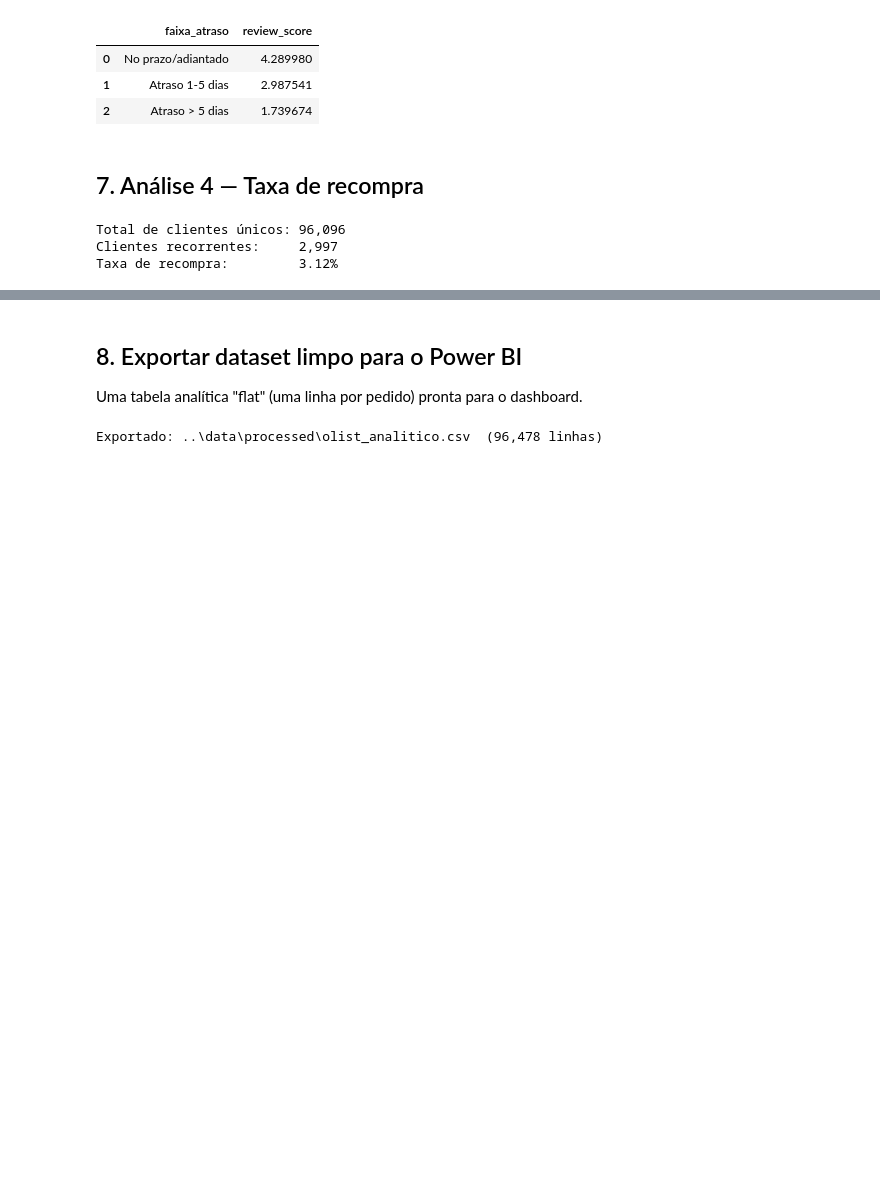
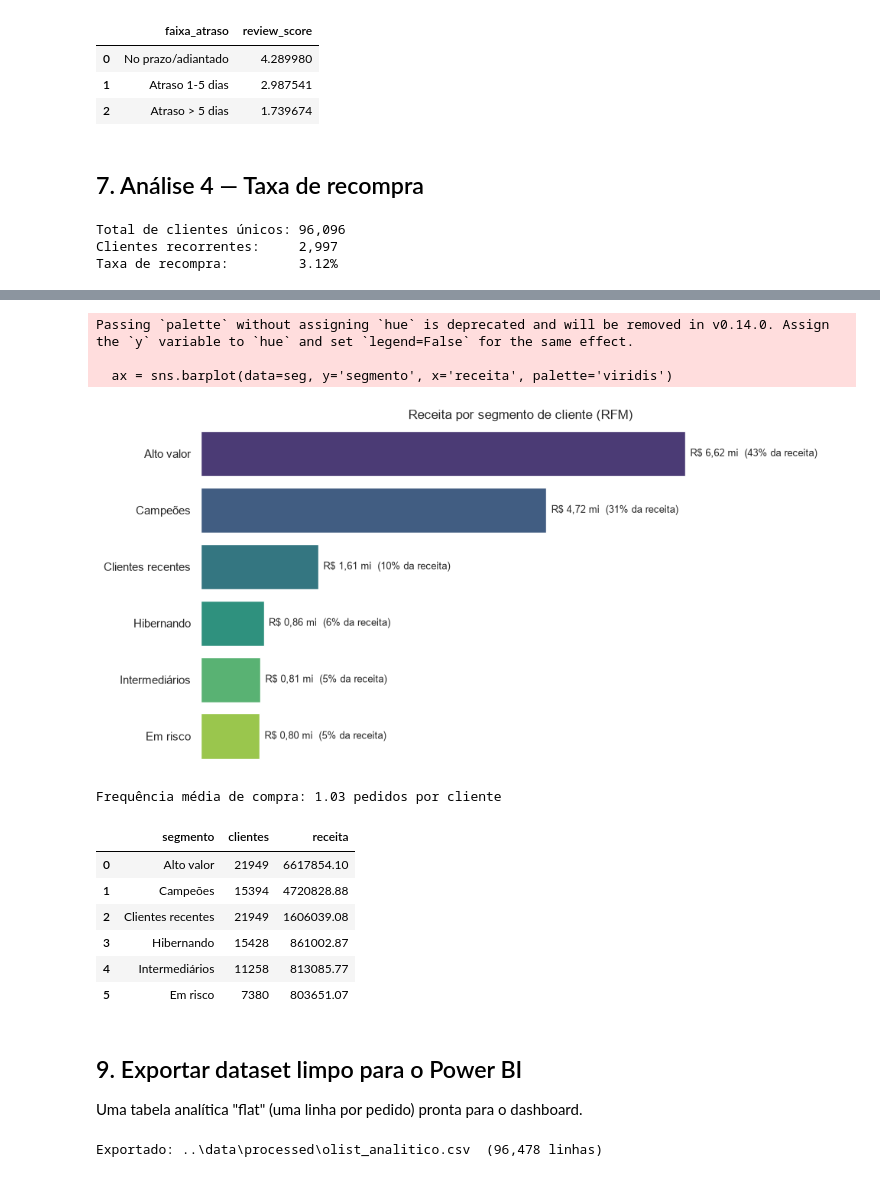
Before and after one commit to gabriel181001A/analise-vendas-olist, a Jupyter notebook: notebooks/01_analise_exploratoria.ipynb, the cells around one changed output, grey strips where cells are left out. Saved outputs shown, nothing was run; the diff lists cells and outputs as text; code cells hidden in the pictures; blank space fills up the shorter version.

Commit message:
Adiciona segmentacao RFM de clientes (notebook, grafico, SQL e README)

```diff
--- a/notebooks/01_analise_exploratoria.ipynb
+++ b/notebooks/01_analise_exploratoria.ipynb
@@ -227,5 +234,74 @@ Taxa de recompra:         3.12%
+# %%
+import numpy as np
+
+# Base por cliente real (customer_unique_id), a partir dos pedidos entregues
+rfm_base = (delivered
+    .merge(customers[['customer_id', 'customer_unique_id']], on='customer_id', how='left')
+    .merge(payments.groupby('order_id')['payment_value'].sum().reset_index(), on='order_id', how='left'))
+
+# Data de referência = dia seguinte à última compra da base
+data_ref = rfm_base['order_purchase_timestamp'].max() + pd.Timedelta(days=1)
+
+rfm = rfm_base.groupby('customer_unique_id').agg(
+    recencia=('order_purchase_timestamp', lambda x: (data_ref - x.max()).days),  # dias desde a última compra
+    frequencia=('order_id', 'nunique'),                                          # nº de pedidos
+    monetario=('payment_value', 'sum'),                                          # total gasto
+).reset_index()
+
+# Scores 1-5 por quintil (rank evita erro de bordas duplicadas)
+rfm['R'] = pd.qcut(rfm['recencia'].rank(method='first'), 5, labels=[5, 4, 3, 2, 1]).astype(int)
+rfm['M'] = pd.qcut(rfm['monetario'].rank(method='first'), 5, labels=[1, 2, 3, 4, 5]).astype(int)
+# Frequência é quase sempre 1 (recompra ~3%), então acrescenta pouco — segmento por R e M.
+rfm['F'] = np.where(rfm['frequencia'] > 1, 5, 1)
+
+
+def segmento(row):
+    r, m = row['R'], row['M']
+    if r >= 4 and m >= 4:  return 'Campeões'
+    if m >= 4:             return 'Alto valor'
+    if r >= 4:             return 'Clientes recentes'
+    if r <= 2 and m >= 3:  return 'Em risco'
+    if r <= 2:             return 'Hibernando'
+    return 'Intermediários'
+
+
+rfm['segmento'] = rfm.apply(segmento, axis=1)
+
+seg = (rfm.groupby('segmento')
+       .agg(clientes=('customer_unique_id', 'count'), receita=('monetario', 'sum'))
+       .sort_values('receita', ascending=False).reset_index())
+
+ax = sns.barplot(data=seg, y='segmento', x='receita', palette='viridis')
+ax.set_title('Receita por segmento de cliente (RFM)')
+ax.set_xlabel(''); ax.set_ylabel('')
+maxv = seg['receita'].max()
+for i, v in enumerate(seg['receita']):
+    pct = 100 * v / seg['receita'].sum()
+    ax.text(v + maxv * 0.01, i, f'R$ {v/1e6:.2f} mi'.replace('.', ',') + f'  ({pct:.0f}% da receita)',
+            va='center', fontsize=9)
+ax.set_xticks([]); ax.set_xlim(0, maxv * 1.32)
+sns.despine(left=True, bottom=True)
+plt.tight_layout()
+plt.savefig('../reports/figures/rfm_segmentos.png', dpi=120)
+plt.show()
+
+print(f'Frequência média de compra: {rfm["frequencia"].mean():.2f} pedidos por cliente')
+seg
+# %% [output]
+Passing `palette` without assigning `hue` is deprecated and will be removed in v0.14.0. Assign the `y` variable to `hue` and set `legend=False` for the same effect.
+
+  ax = sns.barplot(data=seg, y='segmento', x='receita', palette='viridis')
+[figure, added]
+Frequência média de compra: 1.03 pedidos por cliente
+|  | segmento | clientes | receita |
+| 0 | Alto valor | 21949 | 6617854.10 |
+| 1 | Campeões | 15394 | 4720828.88 |
+| 2 | Clientes recentes | 21949 | 1606039.08 |
+| 3 | Hibernando | 15428 | 861002.87 |
+| 4 | Intermediários | 11258 | 813085.77 |
+| 5 | Em risco | 7380 | 803651.07 |
 # %% [markdown]
-## 8. Exportar dataset limpo para o Power BI
+## 9. Exportar dataset limpo para o Power BI
 
 Uma tabela analítica "flat" (uma linha por pedido) pronta para o dashboard.
 # %%
```
Also changed, not shown: parts of 2 cells of this notebook, 3 other files.
